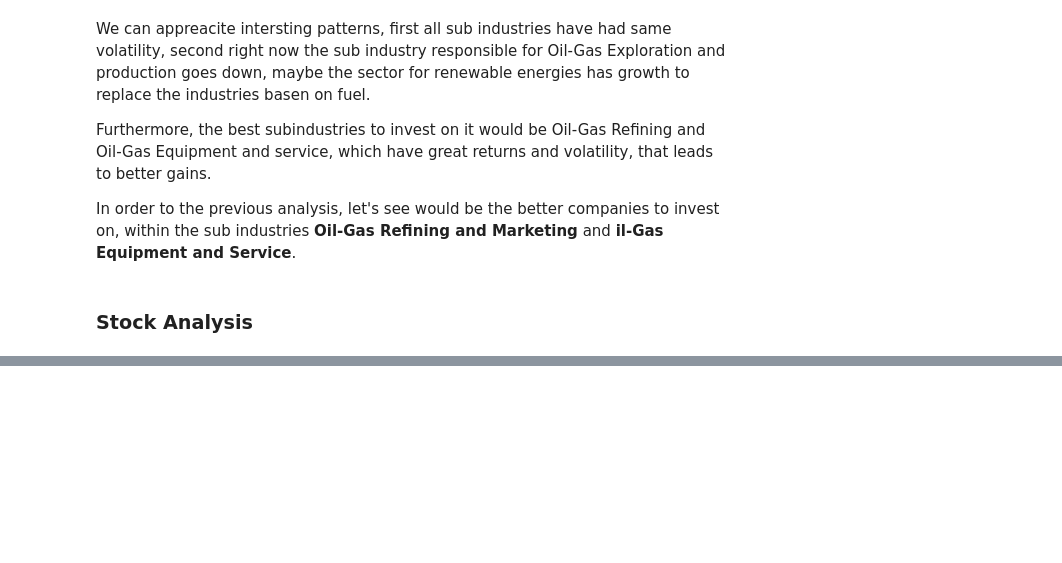
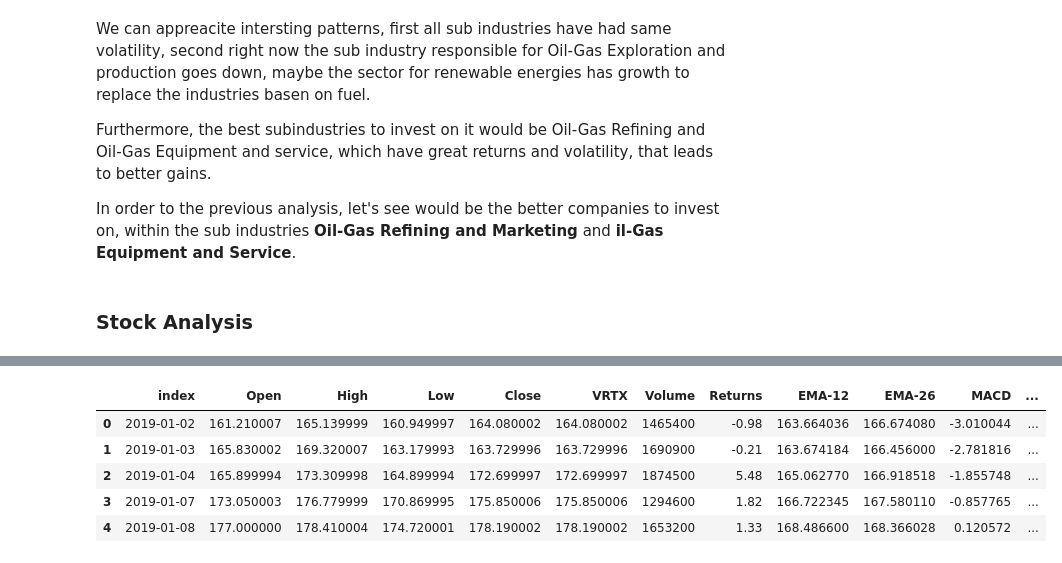
Before and after one commit to jpradas1/Stock_Market_Analysis, a Jupyter notebook: Analysis_II.ipynb, the cells around one changed output, grey strips where cells are left out. Cells and saved outputs as stored; diff of their text form; code cells hidden in the pictures; blank space fills up the shorter version.

```diff
--- a/Analysis_II.ipynb
+++ b/Analysis_II.ipynb
@@ -44,0 +66,15 @@ data.head()
+# %%
+# first let's create a mask to limit the dateset
+start = '2019-01'
+mask = (df_stock.index > start)
+df_stock = df_stock.loc[mask]
+df_stock.index = pd.to_datetime(df_stock.index).date
+df_stock.reset_index(inplace=True)
+df_stock.head()
+# %% [output]
+|  | index | Open | High | Low | Close | VRTX | Volume | Returns | EMA-12 | EMA-26 | MACD | ... |
+| 0 | 2019-01-02 | 161.210007 | 165.139999 | 160.949997 | 164.080002 | 164.080002 | 1465400 | -0.98 | 163.664036 | 166.674080 | -3.010044 | ... |
+| 1 | 2019-01-03 | 165.830002 | 169.320007 | 163.179993 | 163.729996 | 163.729996 | 1690900 | -0.21 | 163.674184 | 166.456000 | -2.781816 | ... |
+| 2 | 2019-01-04 | 165.899994 | 173.309998 | 164.899994 | 172.699997 | 172.699997 | 1874500 | 5.48 | 165.062770 | 166.918518 | -1.855748 | ... |
+| 3 | 2019-01-07 | 173.050003 | 176.779999 | 170.869995 | 175.850006 | 175.850006 | 1294600 | 1.82 | 166.722345 | 167.580110 | -0.857765 | ... |
+| 4 | 2019-01-08 | 177.000000 | 178.410004 | 174.720001 | 178.190002 | 178.190002 | 1653200 | 1.33 | 168.486600 | 168.366028 | 0.120572 | ... |
```
Also changed, not shown: parts of 4 cells of this notebook, 4 other files.
